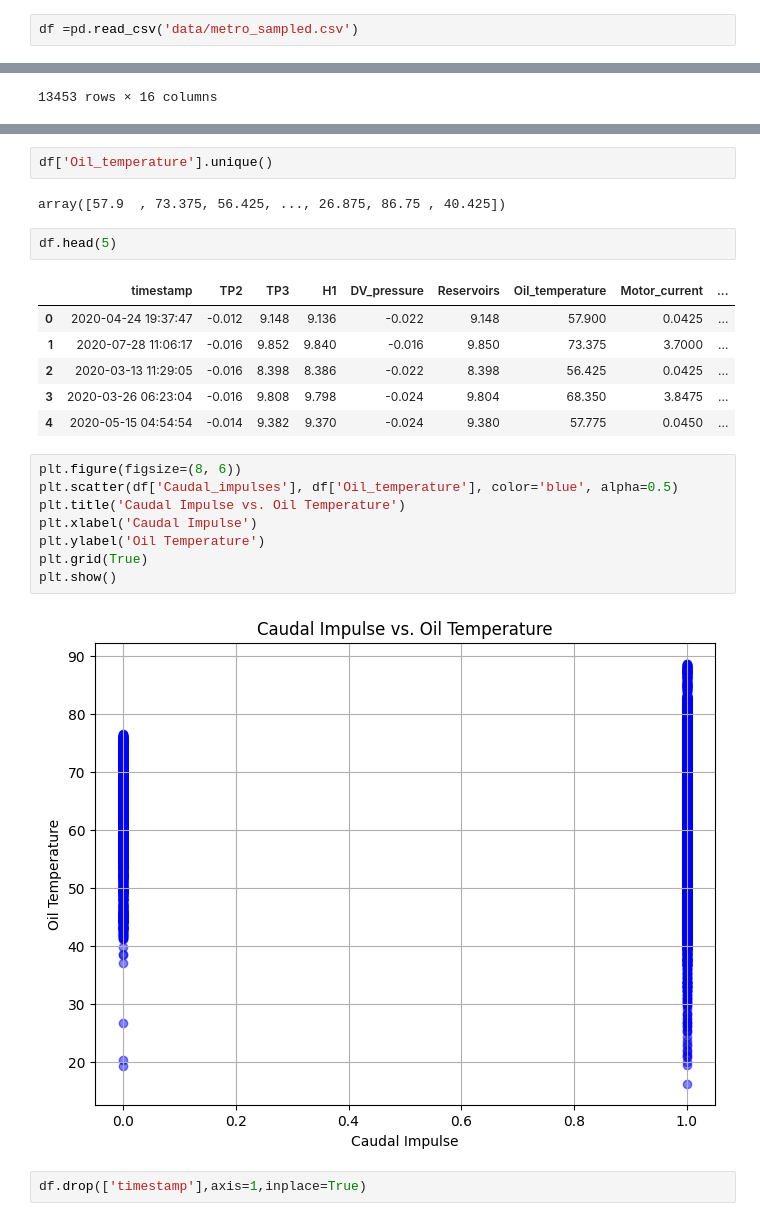
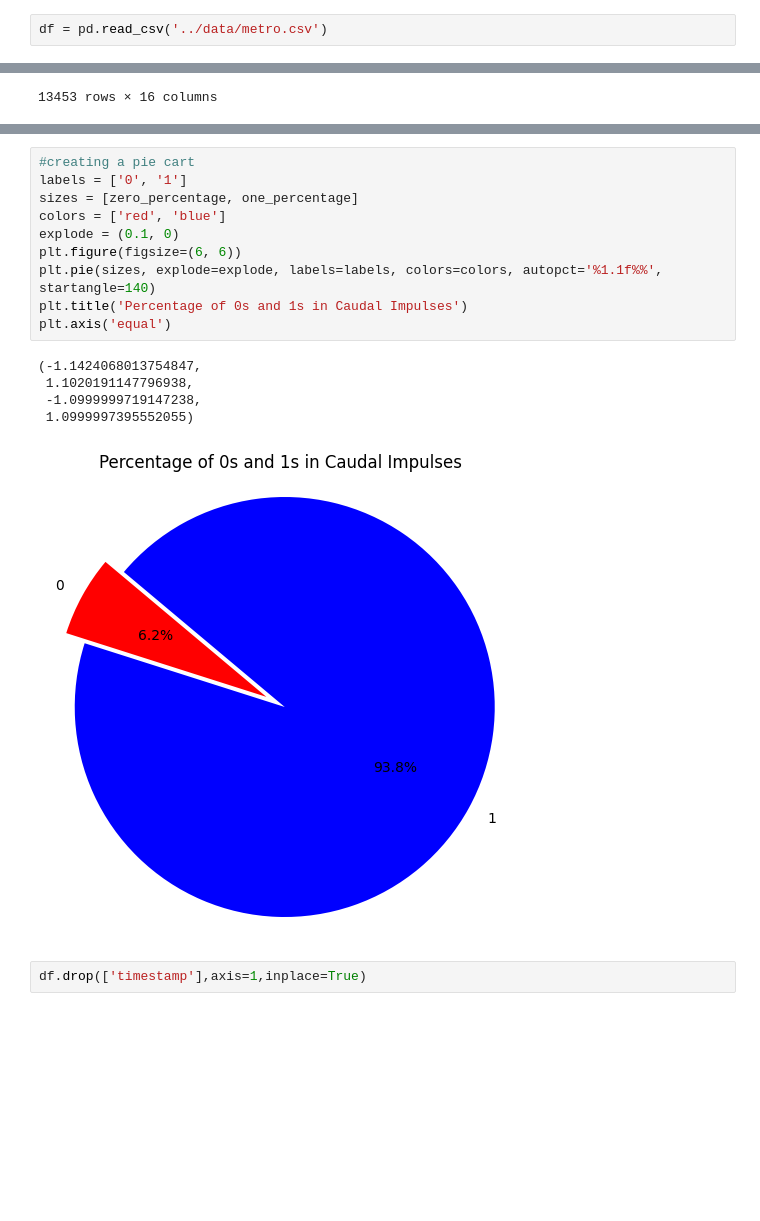
Before and after one commit to zJimpi/metro_prediction_pipeline, a Jupyter notebook: notebook/eda.ipynb, the cells around one changed output, grey strips where cells are left out. Drawn from its saved outputs; the diff is of its cells as text; blank space fills up the shorter version.

```diff
--- a/notebook/eda.ipynb
+++ b/notebook/eda.ipynb
@@ -36,5 +6,5 @@ sampled_df.to_csv('data/metro_sampled.csv', index=False)
 # %%
-df =pd.read_csv('data/metro_sampled.csv')
+df = pd.read_csv('../data/metro.csv')
 # %%
 df.head()
 # %% [output]
@@ -108,28 +80,21 @@ plt.ylim(0, 100)  # Set y-axis limit from 0 to 100
 plt.show()
 # %% [output]
 [figure]
-# %%
-df['Oil_temperature'].unique()
-# %% [output]
-array([57.9  , 73.375, 56.425, ..., 26.875, 86.75 , 40.425])
-# %%
-df.head(5)
-# %% [output]
-|  | timestamp | TP2 | TP3 | H1 | DV_pressure | Reservoirs | Oil_temperature | Motor_current | ... |
-| 0 | 2020-04-24 19:37:47 | -0.012 | 9.148 | 9.136 | -0.022 | 9.148 | 57.900 | 0.0425 | ... |
-| 1 | 2020-07-28 11:06:17 | -0.016 | 9.852 | 9.840 | -0.016 | 9.850 | 73.375 | 3.7000 | ... |
-| 2 | 2020-03-13 11:29:05 | -0.016 | 8.398 | 8.386 | -0.022 | 8.398 | 56.425 | 0.0425 | ... |
-| 3 | 2020-03-26 06:23:04 | -0.016 | 9.808 | 9.798 | -0.024 | 9.804 | 68.350 | 3.8475 | ... |
-| 4 | 2020-05-15 04:54:54 | -0.014 | 9.382 | 9.370 | -0.024 | 9.380 | 57.775 | 0.0450 | ... |
-# %%
-plt.figure(figsize=(8, 6))
-plt.scatter(df['Caudal_impulses'], df['Oil_temperature'], color='blue', alpha=0.5)
-plt.title('Caudal Impulse vs. Oil Temperature')
-plt.xlabel('Caudal Impulse')
-plt.ylabel('Oil Temperature')
-plt.grid(True)
-plt.show()
-# %% [output]
-[figure, removed]
+# %%
+#creating a pie cart
+labels = ['0', '1']
+sizes = [zero_percentage, one_percentage]
+colors = ['red', 'blue']
+explode = (0.1, 0)
+plt.figure(figsize=(6, 6))
+plt.pie(sizes, explode=explode, labels=labels, colors=colors, autopct='%1.1f%%', startangle=140)
+plt.title('Percentage of 0s and 1s in Caudal Impulses')
+plt.axis('equal')
+# %% [output]
+(-1.1424068013754847,
+ 1.1020191147796938,
+ -1.0999999719147238,
+ 1.0999997395552055)
+[figure, added]
 # %%
 df.drop(['timestamp'],axis=1,inplace=True)
```
Also changed, not shown: parts of 16 cells of this notebook.
